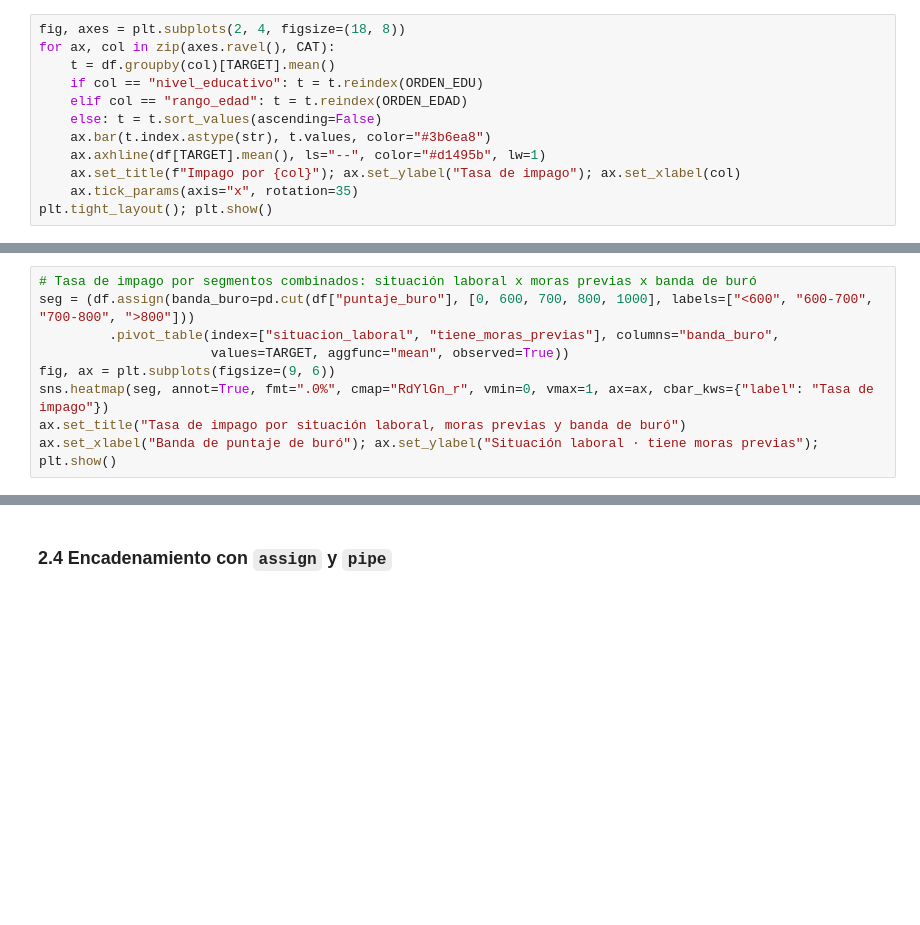
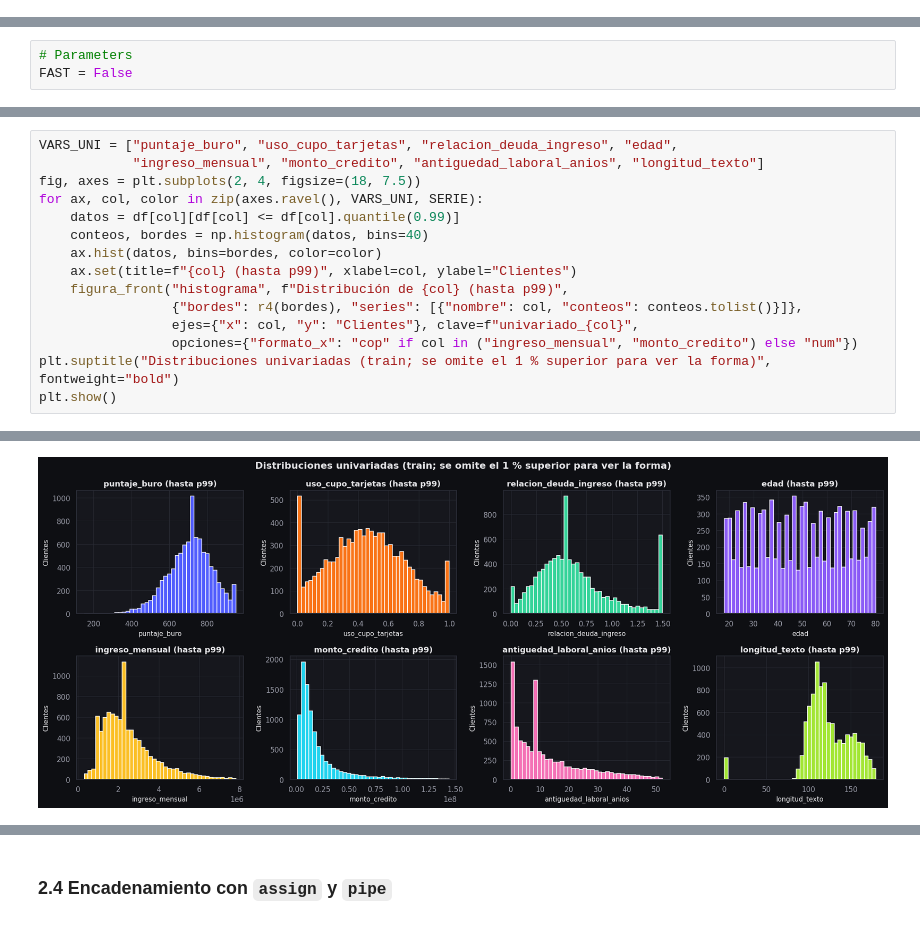
Before and after one commit to dapovedag/proyecto_integrador, a Jupyter notebook: Back/notebooks/04_eda_transformacion_visualizacion.ipynb, the cells around one changed output, grey strips where cells are left out. Cells and saved outputs as stored; diff of their text form; blank space fills up the shorter version.

```diff
--- a/Back/notebooks/04_eda_transformacion_visualizacion.ipynb
+++ b/Back/notebooks/04_eda_transformacion_visualizacion.ipynb
@@ -123,12 +0,0 @@ biv_num.sort_values("p_valor_mannwhitney")
-# %%
-fig, axes = plt.subplots(2, 4, figsize=(18, 8))
-for ax, col in zip(axes.ravel(), CAT):
-    t = df.groupby(col)[TARGET].mean()
-    if col == "nivel_educativo": t = t.reindex(ORDEN_EDU)
-    elif col == "rango_edad": t = t.reindex(ORDEN_EDAD)
-    else: t = t.sort_values(ascending=False)
-    ax.bar(t.index.astype(str), t.values, color="#3b6ea8")
-    ax.axhline(df[TARGET].mean(), ls="--", color="#d1495b", lw=1)
-    ax.set_title(f"Impago por {col}"); ax.set_ylabel("Tasa de impago"); ax.set_xlabel(col)
-    ax.tick_params(axis="x", rotation=35)
-plt.tight_layout(); plt.show()
@@ -141,9 +0,0 @@ plt.tight_layout(); plt.show()
-# %%
-# Tasa de impago por segmentos combinados: situación laboral x moras previas x banda de buró
-seg = (df.assign(banda_buro=pd.cut(df["puntaje_buro"], [0, 600, 700, 800, 1000], labels=["<600", "600-700", "700-800", ">800"]))
-         .pivot_table(index=["situacion_laboral", "tiene_moras_previas"], columns="banda_buro",
-                      values=TARGET, aggfunc="mean", observed=True))
-fig, ax = plt.subplots(figsize=(9, 6))
-sns.heatmap(seg, annot=True, fmt=".0%", cmap="RdYlGn_r", vmin=0, vmax=1, ax=ax, cbar_kws={"label": "Tasa de impago"})
-ax.set_title("Tasa de impago por situación laboral, moras previas y banda de buró")
-ax.set_xlabel("Banda de puntaje de buró"); ax.set_ylabel("Situación laboral · tiene moras previas"); plt.show()
@@ -230,0 +33,3 @@ Excelente  0.951 0.049
+# %%
+# Parameters
+FAST = False
@@ -230,0 +130,16 @@ Excelente  0.951 0.049
+# %%
+VARS_UNI = ["puntaje_buro", "uso_cupo_tarjetas", "relacion_deuda_ingreso", "edad",
+            "ingreso_mensual", "monto_credito", "antiguedad_laboral_anios", "longitud_texto"]
+fig, axes = plt.subplots(2, 4, figsize=(18, 7.5))
+for ax, col, color in zip(axes.ravel(), VARS_UNI, SERIE):
+    datos = df[col][df[col] <= df[col].quantile(0.99)]
+    conteos, bordes = np.histogram(datos, bins=40)
+    ax.hist(datos, bins=bordes, color=color)
+    ax.set(title=f"{col} (hasta p99)", xlabel=col, ylabel="Clientes")
+    figura_front("histograma", f"Distribución de {col} (hasta p99)",
+                 {"bordes": r4(bordes), "series": [{"nombre": col, "conteos": conteos.tolist()}]},
+                 ejes={"x": col, "y": "Clientes"}, clave=f"univariado_{col}",
+                 opciones={"formato_x": "cop" if col in ("ingreso_mensual", "monto_credito") else "num"})
+plt.suptitle("Distribuciones univariadas (train; se omite el 1 % superior para ver la forma)", fontweight="bold")
+plt.show()
+# %% [output]
@@ -230,0 +154 @@ Excelente  0.951 0.049
+[figure, added]
```
Also changed, not shown: parts of 135 cells of this notebook, 7 other files.
